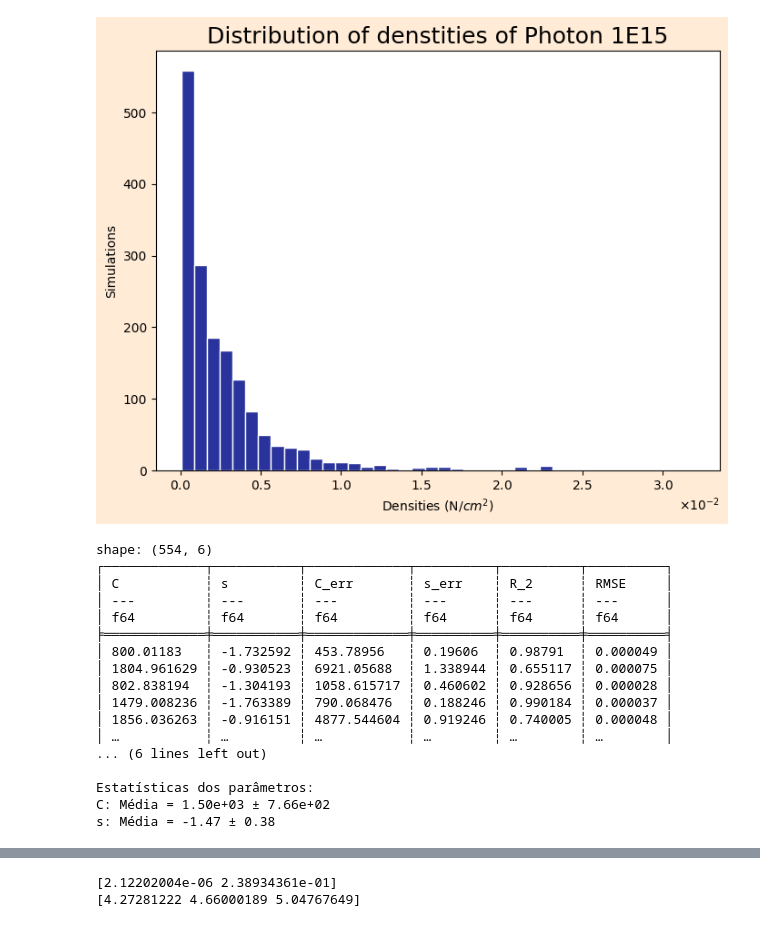
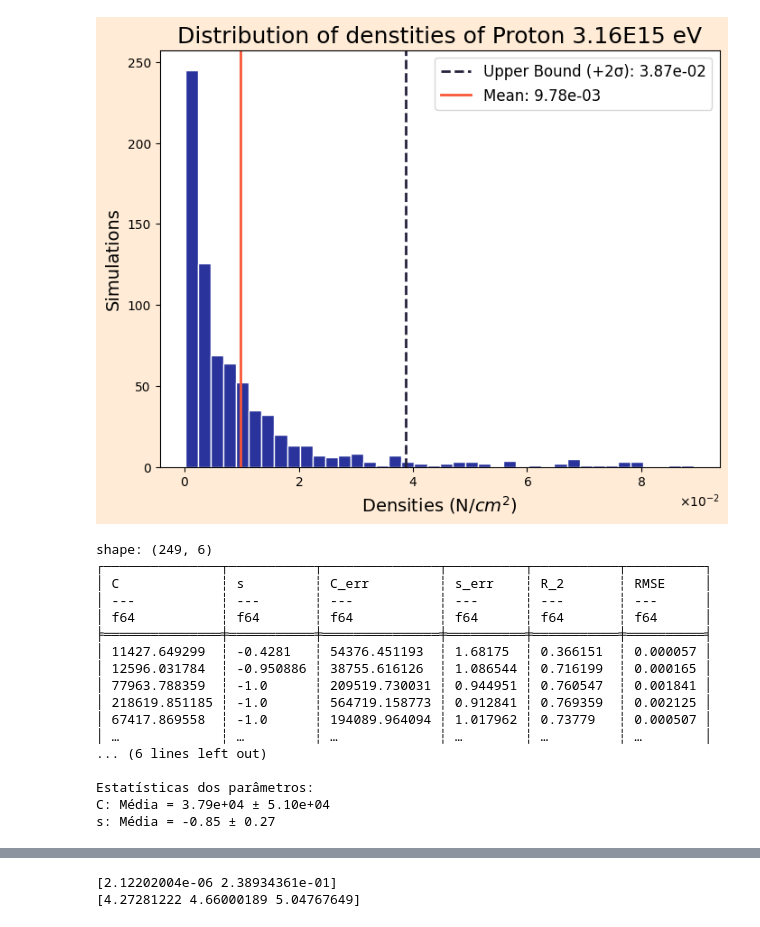
Before and after one commit to lucas-orfei/mestrado, a Jupyter notebook: array_3det.ipynb, the cells around one changed output, grey strips where cells are left out. Cells and saved outputs as stored; diff of their text form; code cells hidden in the pictures.

```diff
--- a/array_3det.ipynb
+++ b/array_3det.ipynb
@@ -8,7 +8,7 @@ from scipy.optimize import curve_fit
 import re
 import math
 # %%
-caminho_arquivo = "tratados_3det/photon/photon1E15"
+caminho_arquivo = "tratados_3det/proton/proton3.16E15"
 
 def processar_arquivo(nome_arquivo):
     # Listas para armazenar as detecções por tipo de partícula e por detector
@@ -209,20 +209,39 @@ shape: (554, 12)
 # %%
 from matplotlib.ticker import ScalarFormatter
 
 values = df.select(['rho1', 'rho2', 'rho3']).to_numpy().flatten()
 
 fig, ax = plt.subplots(figsize=(8, 6), facecolor='#FFEBD6')
 plt.hist(values, color='#29339B', bins=40, edgecolor='white')
 plt.ticklabel_format(style='sci', axis='x', scilimits=(0,0), useMathText=True)
 
 
 plt.ylabel('Simulations')
 plt.xlabel('Densities (N/$cm^2$)')
-plt.title('Distribution of denstities of ' + str(name), size=18)
+plt.title('Distribution of denstities of ' + str(name) + ' eV', size=18)
 
-plt.show()
+# Calcula a média e o desvio padrão dos dados
+mean = values.mean()
+std = values.std()
+
+# Determina os limites de 2 sigma
+#lower_bound = mean - 2 * std
+upper_bound = mean + 2 * std
+
+
+# Adiciona linhas verticais para os limites de 2 sigma
+#ax.axvline(lower_bound, color='#548C2F', linestyle='--', linewidth=2, label=f'Lower Bound (-2σ): {lower_bound:.2f}')
+ax.axvline(upper_bound, color='#27213C', linestyle='--', linewidth=2, label=f'Upper Bound (+2σ): {upper_bound:.2e}')
+ax.axvline(mean, color='#F95738', linestyle='-', linewidth=2, label=f'Mean: {mean:.2e}')
+
+# Personaliza o eixo e a legenda
+ax.set_xlabel('Densities (N/$cm^2$)', size=14)
+ax.set_ylabel('Simulations', size=14)
+ax.legend(loc='upper right', fontsize=12)
+
+plt.savefig('plots/' + name.split(' ')[0].lower() + '/densities_' + caminho_arquivo.split('/')[-1] + '.png', bbox_inches = 'tight')
 # %% [output]
-[figure, old version]
+[figure, new version]
 # %%
 #def calcular_s(rho_i, rho_j, r_i, r_j):
 #    log_rho_diff = pl.col(rho_i).log() - pl.col(rho_j).log()
@@ -312,7 +331,7 @@ for i in range(len(x)):
     r = x[i]
     rho = y[i]
     try:
-        popt, pcov = curve_fit(model, r, rho, p0= [1E3, -0.7] , bounds= ([800, -2], [np.inf, 2]))
+        popt, pcov = curve_fit(model, r, rho, p0= [1.5E4, -0.5] , bounds= ([0, -1], [np.inf, 2]))
         perr = np.sqrt(np.diag(pcov))
 
         # Cálculo das métricas
@@ -352,20 +371,20 @@ print("\nEstatísticas dos parâmetros:")
 print(f"C: Média = {parameters_df['C'].mean():.2e} ± {parameters_df['C'].std():.2e}")
 print(f"s: Média = {parameters_df['s'].mean():.2f} ± {parameters_df['s'].std():.2f}")
 # %% [output]
-shape: (554, 6)
-┌─────────────┬───────────┬─────────────┬──────────┬──────────┬──────────┐
-│ C           ┆ s         ┆ C_err       ┆ s_err    ┆ R_2      ┆ RMSE     │
-│ ---         ┆ ---       ┆ ---         ┆ ---      ┆ ---      ┆ ---      │
-│ f64         ┆ f64       ┆ f64         ┆ f64      ┆ f64      ┆ f64      │
-╞═════════════╪═══════════╪═════════════╪══════════╪══════════╪══════════╡
-│ 800.01183   ┆ -1.732592 ┆ 453.78956   ┆ 0.19606  ┆ 0.98791  ┆ 0.000049 │
-│ 1804.961629 ┆ -0.930523 ┆ 6921.05688  ┆ 1.338944 ┆ 0.655117 ┆ 0.000075 │
-│ 802.838194  ┆ -1.304193 ┆ 1058.615717 ┆ 0.460602 ┆ 0.928656 ┆ 0.000028 │
-│ 1479.008236 ┆ -1.763389 ┆ 790.068476  ┆ 0.188246 ┆ 0.990184 ┆ 0.000037 │
-│ 1856.036263 ┆ -0.916151 ┆ 4877.544604 ┆ 0.919246 ┆ 0.740005 ┆ 0.000048 │
-│ …           ┆ …         ┆ …           ┆ …        ┆ …        ┆ …        │
+shape: (249, 6)
+┌───────────────┬───────────┬───────────────┬──────────┬───────────┬──────────┐
+│ C             ┆ s         ┆ C_err         ┆ s_err    ┆ R_2       ┆ RMSE     │
+│ ---           ┆ ---       ┆ ---           ┆ ---      ┆ ---       ┆ ---      │
+│ f64           ┆ f64       ┆ f64           ┆ f64      ┆ f64       ┆ f64      │
+╞═══════════════╪═══════════╪═══════════════╪══════════╪═══════════╪══════════╡
+│ 11427.649299  ┆ -0.4281   ┆ 54376.451193  ┆ 1.68175  ┆ 0.366151  ┆ 0.000057 │
+│ 12596.031784  ┆ -0.950886 ┆ 38755.616126  ┆ 1.086544 ┆ 0.716199  ┆ 0.000165 │
+│ 77963.788359  ┆ -1.0      ┆ 209519.730031 ┆ 0.944951 ┆ 0.760547  ┆ 0.001841 │
+│ 218619.851185 ┆ -1.0      ┆ 564719.158773 ┆ 0.912841 ┆ 0.769359  ┆ 0.002125 │
+│ 67417.869558  ┆ -1.0      ┆ 194089.964094 ┆ 1.017962 ┆ 0.73779   ┆ 0.000507 │
+│ …             ┆ …         ┆ …             ┆ …        ┆ …         ┆ …        │
 ... (6 lines left out)
 
 Estatísticas dos parâmetros:
-C: Média = 1.50e+03 ± 7.66e+02
-s: Média = -1.47 ± 0.38
+C: Média = 3.79e+04 ± 5.10e+04
+s: Média = -0.85 ± 0.27
```
Also changed, not shown: parts of 24 cells of this notebook.
